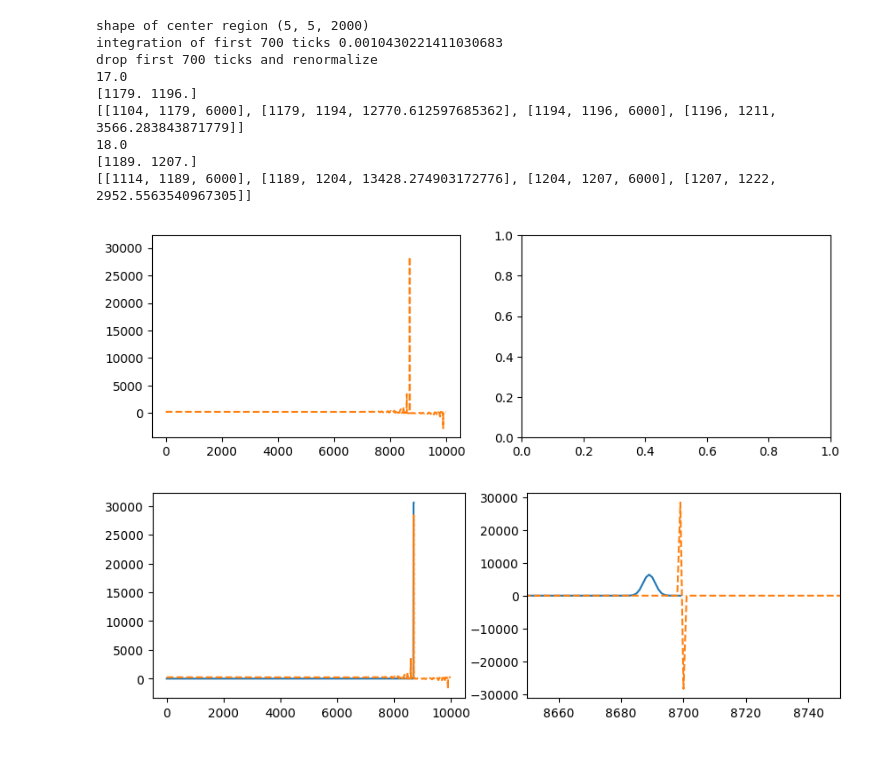
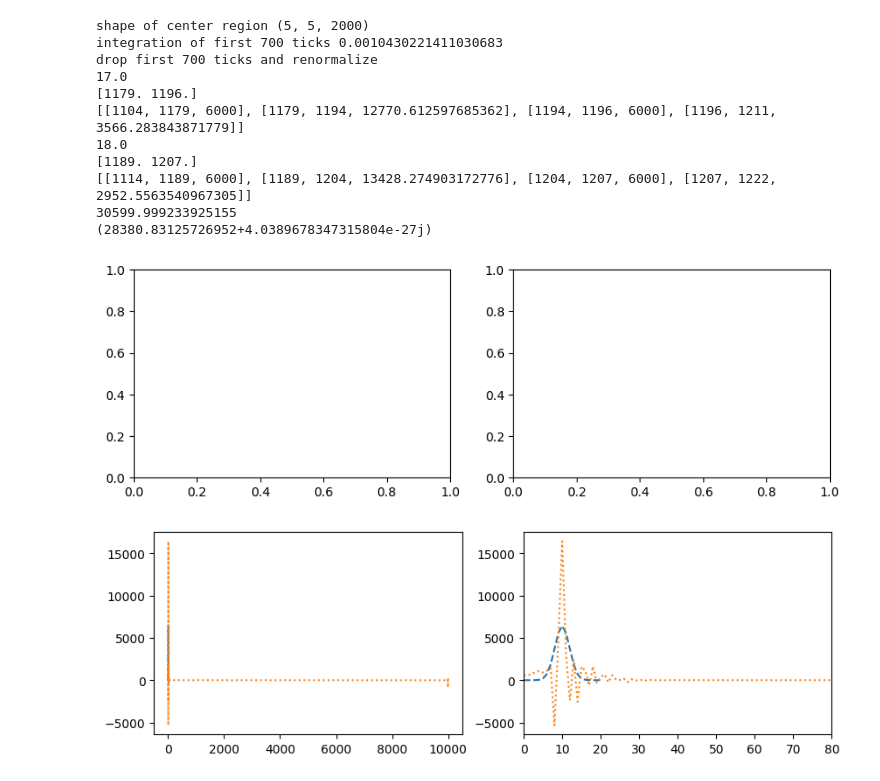
Before and after one commit to fanrado/2x2_ql, a Jupyter notebook: deconv/toy/toy_deconv.ipynb, the cells around one changed output. Cells and saved outputs as stored; diff of their text form; code cells hidden in the pictures.

```diff
--- a/deconv/toy/toy_deconv.ipynb
+++ b/deconv/toy/toy_deconv.ipynb
@@ -8,5 +15,5 @@ from toy_tools import *
 # %%
-def run(extrapolate=False):
+def run(useacc=True, extrapolate=False):
     pos = 8700
     q = 30_600
     delay = 15
@@ -29,18 +36,20 @@ def run(extrapolate=False):
     r0_smooth = smooth_wf(wf=r0, thres=thres, roi=roi, delay=delay, npoints=npoints, extrapolate=extrapolate)
     r1_smooth = smooth_wf(wf=r1, thres=thres, roi=roi, delay=delay, npoints=npoints, extrapolate=extrapolate)
 
-    r0_fft = np.fft.fft(np.add.accumulate(r0_smooth), n=npoints)
-    r1_fft = np.fft.fft(np.add.accumulate(r1_smooth), n=npoints)
-
-    fr_fft = np.fft.fft(np.add.accumulate(unit_fr), n=npoints)
-
-    q0_ifft = np.fft.ifft(r0_fft/fr_fft)
-    q1_ifft = np.fft.ifft(r1_fft/fr_fft)
+    if useacc:
+        r0_acc = np.add.accumulate(r0_smooth)
+        r1_acc = np.add.accumulate(r1_smooth)
+        unit_fr_acc = np.add.accumulate(unit_fr)
+        q0_ifft = deconv(r0_acc, unit_fr_acc, npoints)
+        q1_ifft = deconv(r1_acc, unit_fr_acc, npoints)
+    else:
+        q0_ifft = deconv(r0_smooth, unit_fr, npoints)
+        q1_ifft = deconv(r1_smooth, unit_fr, npoints)
 
     fig, (ax0, ax1) = plt.subplots(1, 2, figsize=(5*2, 3))
     # ax0.bar(, np.add.accumulate(r0[1]), width=delay, color='r', align='edge', label='readout')
-    ax0.plot([pos], q0)
-    ax0.plot(q0_ifft, linestyle='--')
+    # ax0.plot([pos], q0)
+    # ax0.plot(q0_ifft, linestyle='--')
     # ax1.bar(r0[0], r0[1], width=delay, color='r', align='edge', label='readout')
     # ax1.plot(r0_smooth)
     # ax0.set_xlim(800, 1300)
@@ -48,22 +57,32 @@ def run(extrapolate=False):
 
 
     fig, (ax0, ax1) = plt.subplots(1, 2, figsize=(5*2, 3))
-    ax0.plot(np.add.accumulate(np.append(np.zeros(pos-len(q1)),q1)))
-    ax0.plot(q1_ifft, linestyle='--')
-    ax1.plot(np.append(np.zeros(pos-len(q1)),q1))
-    ax1.plot(np.diff(q1_ifft), linestyle='--')
-    ax1.set_xlim(8650, 8750)
+    # ax0.plot(np.add.accumulate(np.append(np.zeros(pos-len(q1)),q1)))
+
+    ax0.plot(q1, linestyle='--')
+    ax0.plot(q1_ifft, linestyle='dotted')
+    ax1.plot(q1, linestyle='--')
+    ax1.plot(q1_ifft, linestyle='dotted')
+    # ax0.plot(np.add.accumulate(r1), linestyle='dotted')
+    # ax1.plot(np.append(np.zeros(pos-len(q1)),q1))
+    # ax1.plot(np.diff(q1_ifft), linestyle='--')
+    ax1.set_xlim(0, 80)
+    print(np.sum(q1))
+    print(np.sum(q1_ifft))
 # %%
-run()
+plt.close('all')
+run(False, True)
 # %% [output]
 shape of center region (5, 5, 2000)
 integration of first 700 ticks 0.0010430221411030683
 drop first 700 ticks and renormalize
 17.0
 [1179. 1196.]
 [[1104, 1179, 6000], [1179, 1194, 12770.612597685362], [1194, 1196, 6000], [1196, 1211, 3566.283843871779]]
 18.0
 [1189. 1207.]
 [[1114, 1189, 6000], [1189, 1204, 13428.274903172776], [1204, 1207, 6000], [1207, 1222, 2952.5563540967305]]
+30599.999233925155
+(28380.83125726952+4.0389678347315804e-27j)
-[figure, old version]
+[figure, new version]
-[figure, old version]
+[figure, new version]
```
Also changed, not shown: parts of 2 cells of this notebook, 2 other files.
